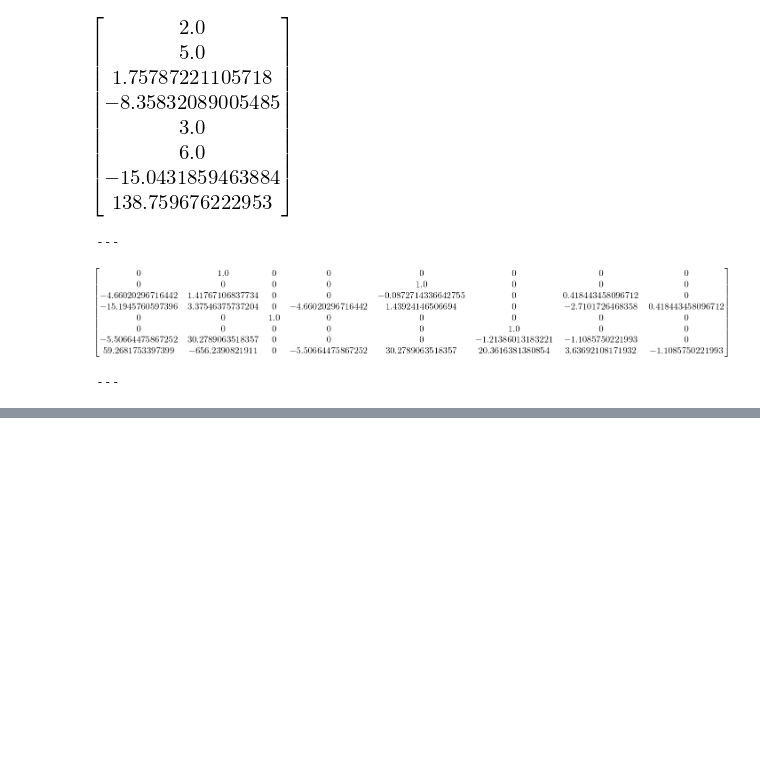
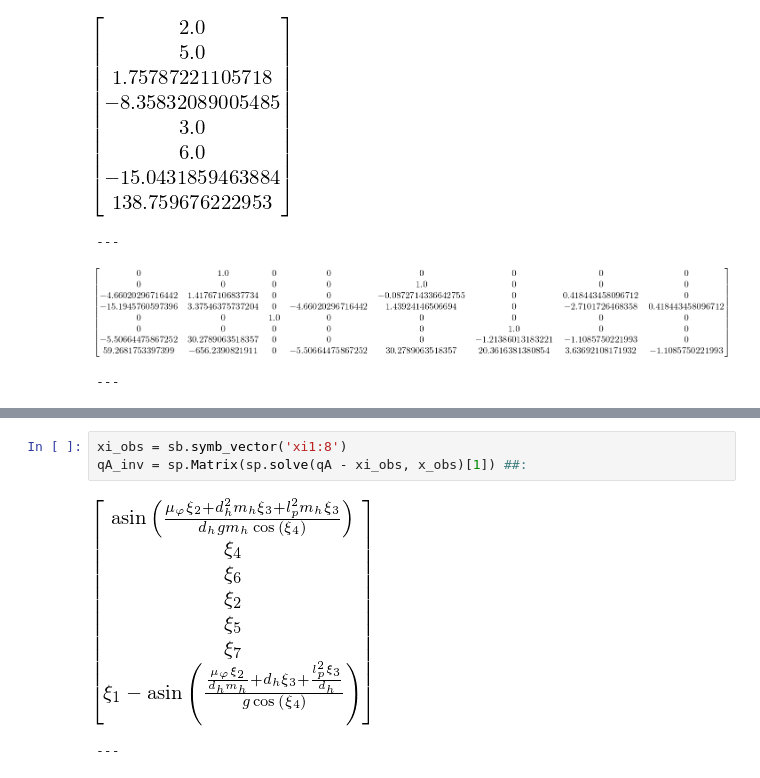
Before and after one commit to Rojetto/helicopter_thesis_code, a Jupyter notebook: scripts/nonlinear_analysis.ipynb, the cells around one changed output, grey strips where cells are left out. Drawn from its saved outputs; the diff is of its cells as text; blank space fills up the shorter version.

```diff
--- a/scripts/nonlinear_analysis.ipynb
+++ b/scripts/nonlinear_analysis.ipynb
@@ -236,0 +276,6 @@ phi_jacobian_eval = sp.N(phi.jacobian(x_ext2).subs(x_subs)) ##:
+# %%
+xi_obs = sb.symb_vector('xi1:8')
+qA_inv = sp.Matrix(sp.solve(qA - xi_obs, x_obs)[1]) ##:
+# %% [output]
+[figure, added]
+---
```
Also changed, not shown: parts of 8 cells of this notebook.
